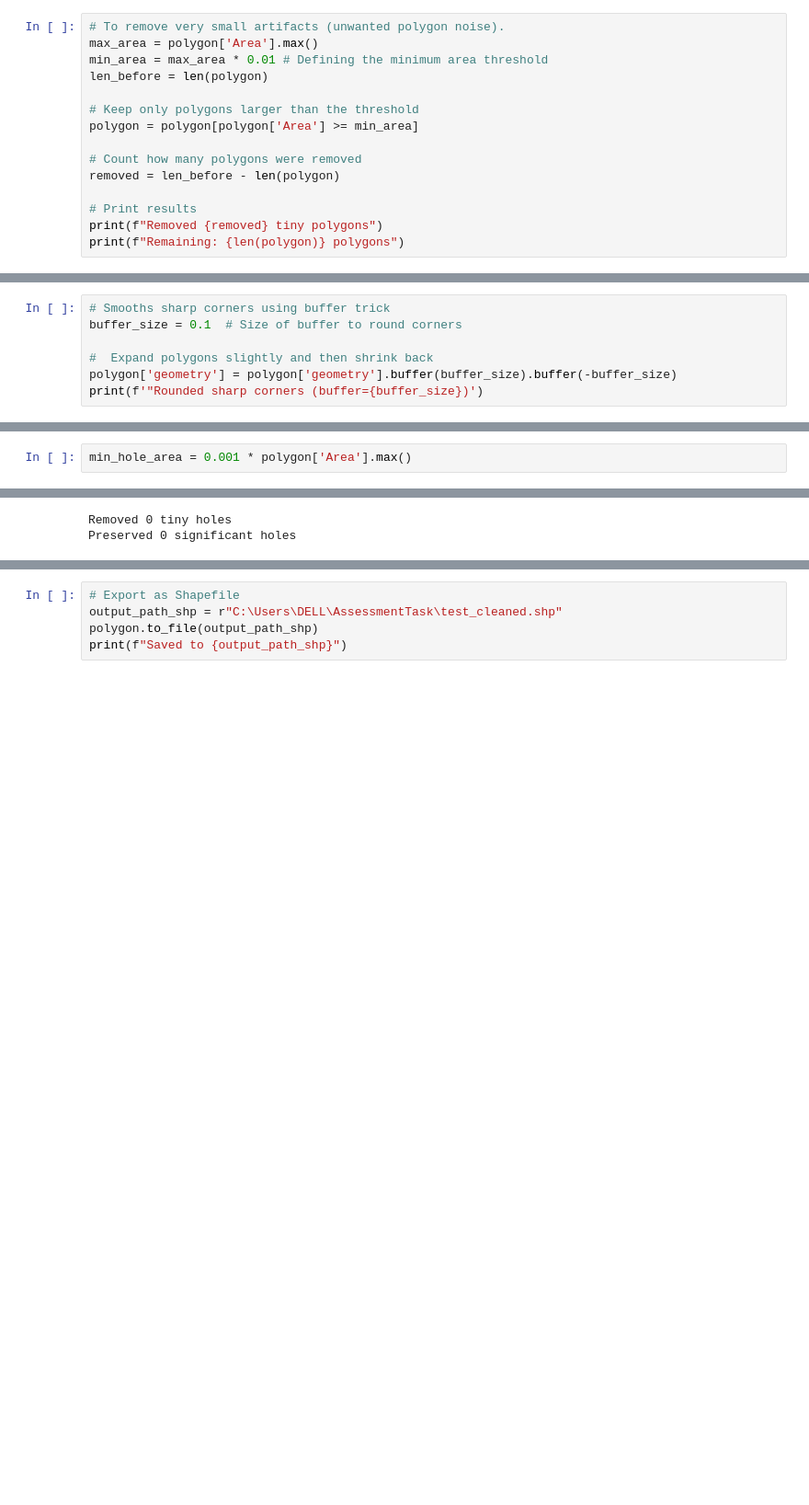
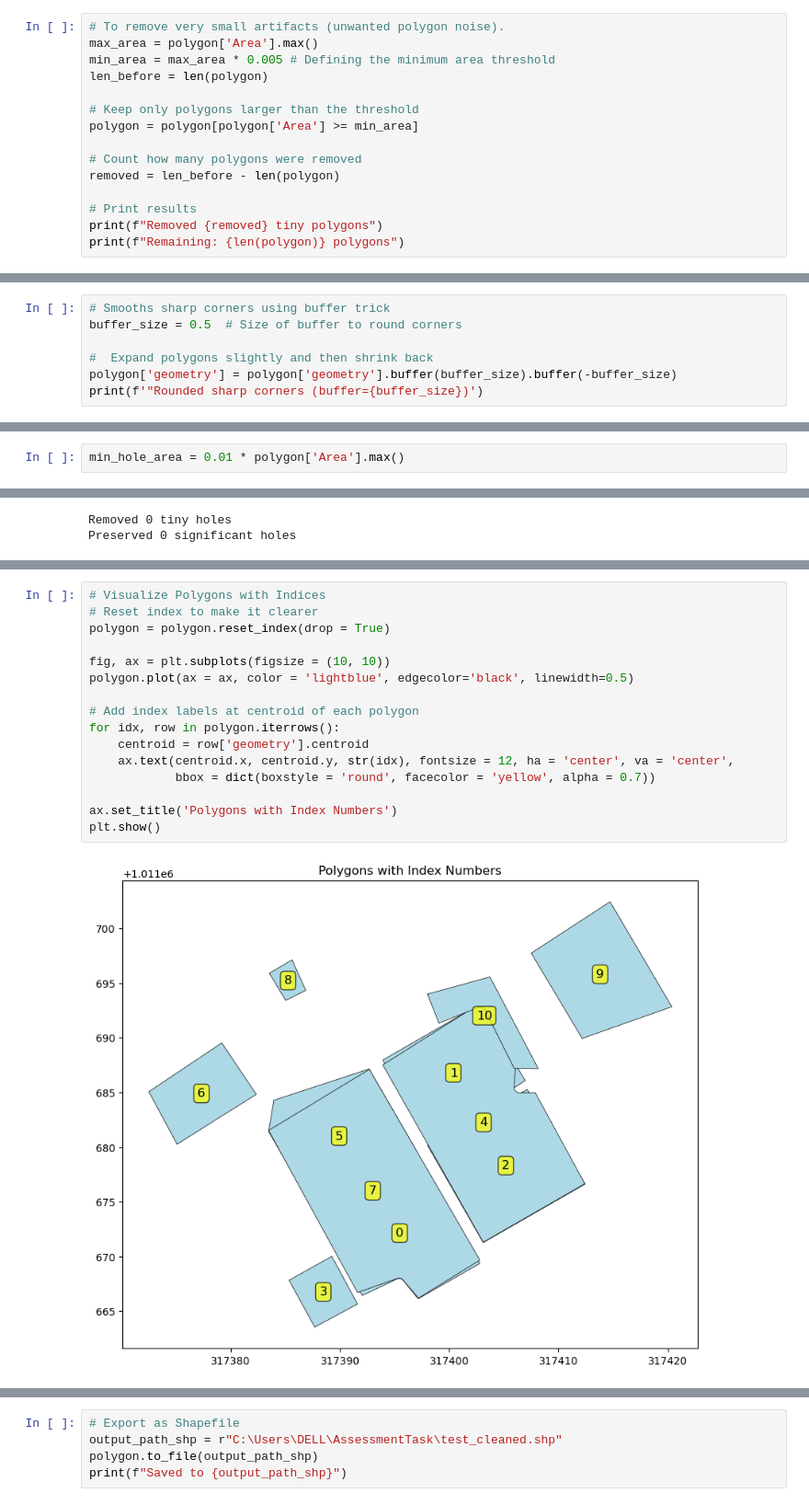
Before and after one commit to CodeWithNafisat/CleaningPolygons, a Jupyter notebook: PolgonTask.ipynb, the cells around one changed output, grey strips where cells are left out. Shown at 92% size. Drawn from its saved outputs; the diff is of its cells as text; blank space fills up the shorter version.

```diff
--- a/PolgonTask.ipynb
+++ b/PolgonTask.ipynb
@@ -136,7 +138,7 @@ polygon.head()
 # %%
 # To remove very small artifacts (unwanted polygon noise).
 max_area = polygon['Area'].max()
-min_area = max_area * 0.01 # Defining the minimum area threshold
+min_area = max_area * 0.005 # Defining the minimum area threshold
 len_before = len(polygon)
 
 # Keep only polygons larger than the threshold
@@ -170,7 +172,7 @@ Vertices reduced by 99.1%
 g.exterior.coords gives the coordinates of the polygon’s outer boundary
 # %%
 # Smooths sharp corners using buffer trick
-buffer_size = 0.1  # Size of buffer to round corners
+buffer_size = 0.5  # Size of buffer to round corners
 
 #  Expand polygons slightly and then shrink back
 polygon['geometry'] = polygon['geometry'].buffer(buffer_size).buffer(-buffer_size)
@@ -183,4 +185,4 @@ Expand pushes the edge outwards and round sharp coners.
 Shrink keeps the shape but corners smoote.
 At the end jagged corners are rounded without changing the overall polygon too much.
 # %%
-min_hole_area = 0.001 * polygon['Area'].max()
+min_hole_area = 0.01 * polygon['Area'].max()
@@ -223,0 +215,18 @@ plt.show()
+# %%
+# Visualize Polygons with Indices
+# Reset index to make it clearer
+polygon = polygon.reset_index(drop = True)
+
+fig, ax = plt.subplots(figsize = (10, 10))
+polygon.plot(ax = ax, color = 'lightblue', edgecolor='black', linewidth=0.5)
+
+# Add index labels at centroid of each polygon
+for idx, row in polygon.iterrows():
+    centroid = row['geometry'].centroid
+    ax.text(centroid.x, centroid.y, str(idx), fontsize = 12, ha = 'center', va = 'center',
+            bbox = dict(boxstyle = 'round', facecolor = 'yellow', alpha = 0.7))
+
+ax.set_title('Polygons with Index Numbers')
+plt.show()
+# %% [output]
+[figure, added]
```
Also changed, not shown: parts of 13 cells of this notebook, 2 other files.
